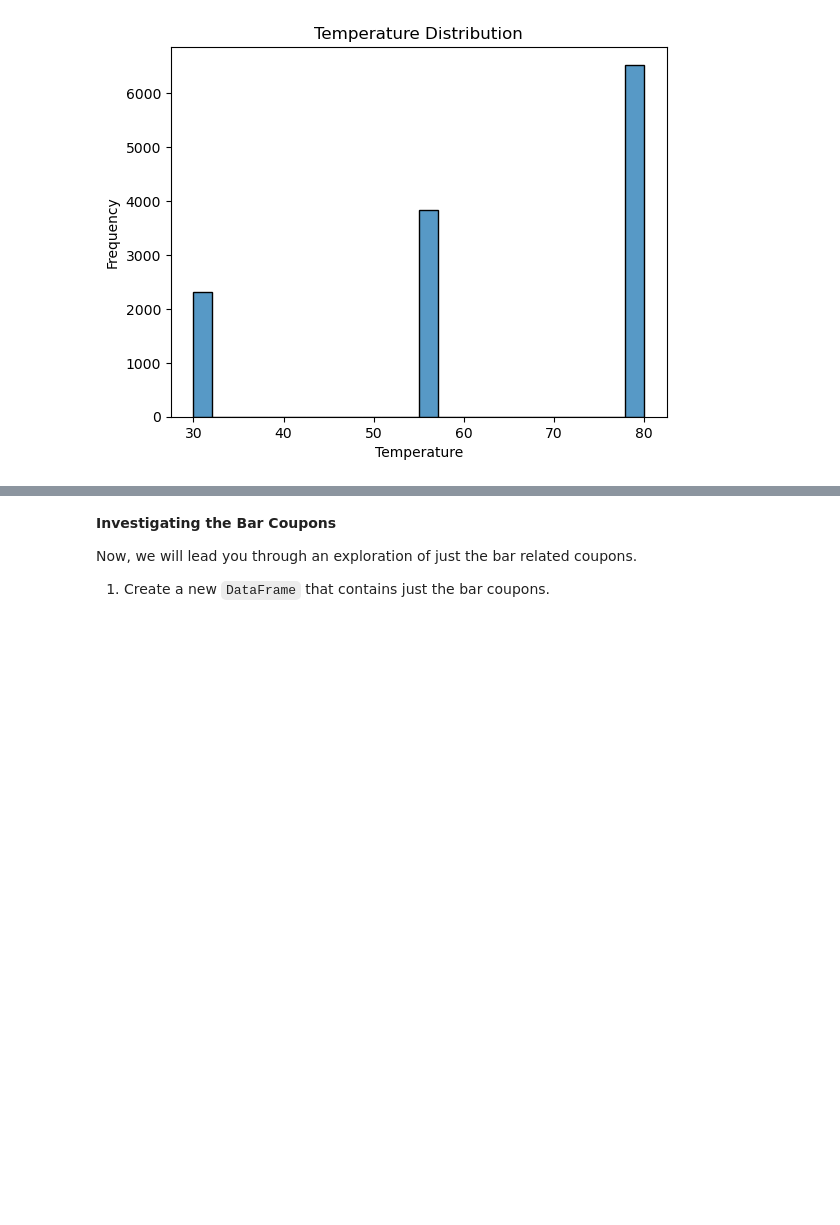
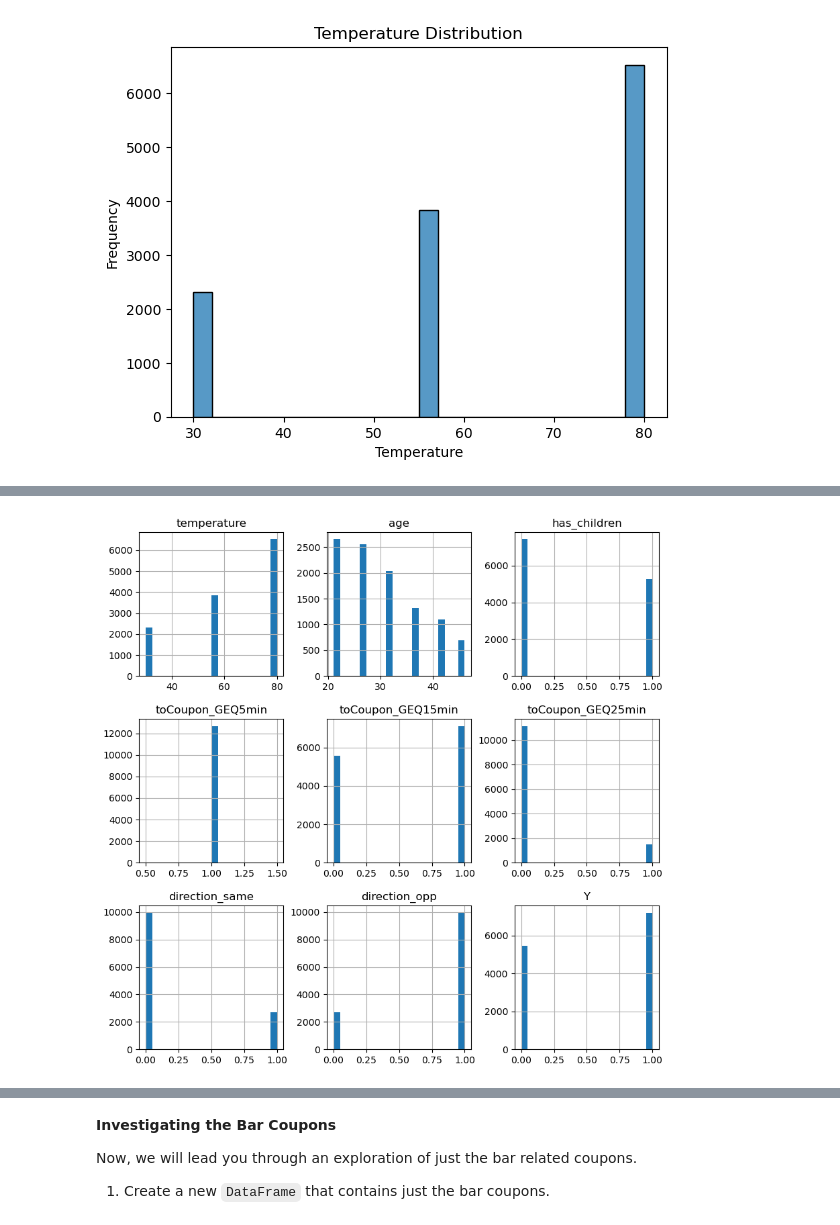
Before and after one commit to skavoori/practical-application-1, a Jupyter notebook: prompt.ipynb, the cells around one changed output, grey strips where cells are left out. Saved outputs shown, nothing was run; the diff lists cells and outputs as text; code cells hidden in the pictures; blank space fills up the shorter version.

```diff
--- a/prompt.ipynb
+++ b/prompt.ipynb
@@ -307,0 +324,6 @@ plt.show()
+# %%
+# Histogram for numerical variables
+data_numeric.hist(bins=20, figsize=(10, 10))
+plt.show()
+# %% [output]
+[figure, added]
```
Also changed, not shown: parts of 8 cells of this notebook, 1 other file.
